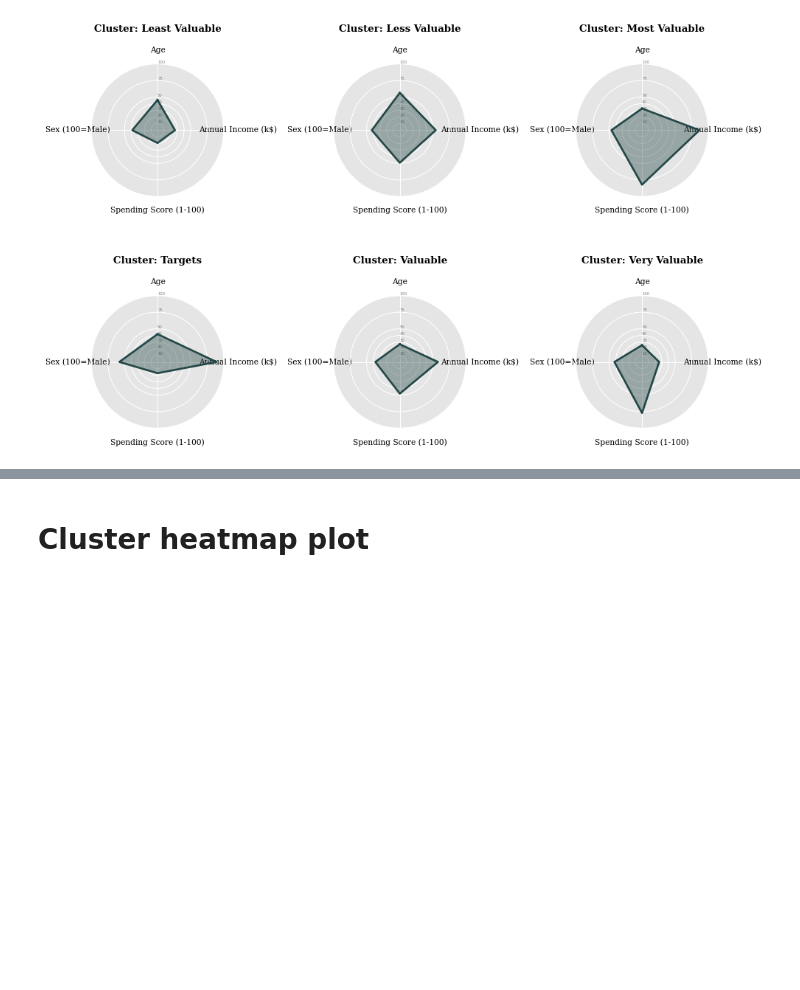
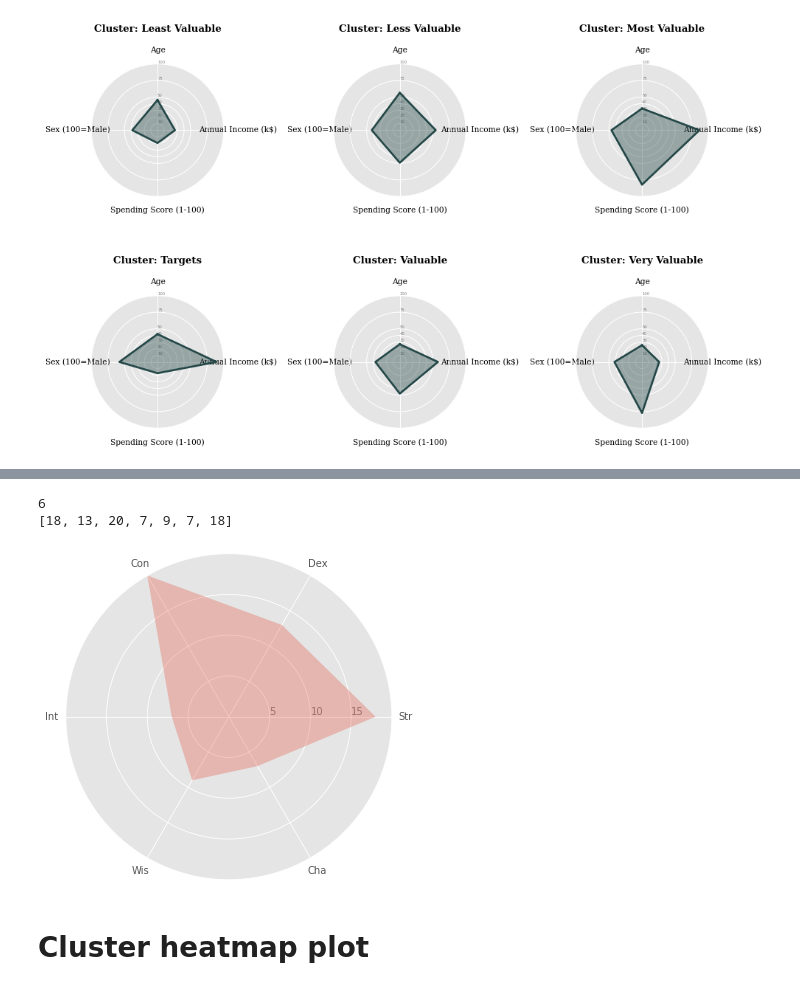
Before and after one commit to imanursar/Machine-Learning-Notes, a Jupyter notebook: Custom Function/Advance Visual Function.ipynb, the cells around one changed output, grey strips where cells are left out. Drawn from its saved outputs; the diff is of its cells as text; code cells hidden in the pictures; blank space fills up the shorter version.

```diff
--- a/Custom Function/Advance Visual Function.ipynb
+++ b/Custom Function/Advance Visual Function.ipynb
@@ -509,3 +503,37 @@ advance_visual.radar_plot(df,'Cluster_Label',cluster_label,types='multiple',
+# %%
+# figure and subplot
+fig = plt.figure(figsize=(6,6))
+ax = plt.subplot(polar="True")
+
+# categories and number of catergories
+categories = ['Str', 'Dex', 'Con', 'Int', 'Wis', 'Cha']
+N = len(categories)
+
+# values and angles
+values= [18, 13, 20, 7, 9, 7]
+values += values[:1]
+print(N)
+print(values)
+
+angles = [n / float(N) * 2 * np.pi for n in range(N)]
+angles += angles[:1]
+
+# plot
+plt.polar(angles, values, marker='.')
+plt.fill(angles, values, alpha=0.3)
+
+# x and y ticks
+plt.xticks(angles[:-1], categories)
+
+ax.set_rlabel_position(0)
+plt.yticks([5,10,15], color="grey", size=10)
+plt.ylim(0,20)
+
+plt.show()
+# %% [output]
+6
+[18, 13, 20, 7, 9, 7, 18]
+[figure, added]
 # %% [markdown]
 # Cluster heatmap plot
 # %%
```
Also changed, not shown: parts of 20 cells of this notebook.
